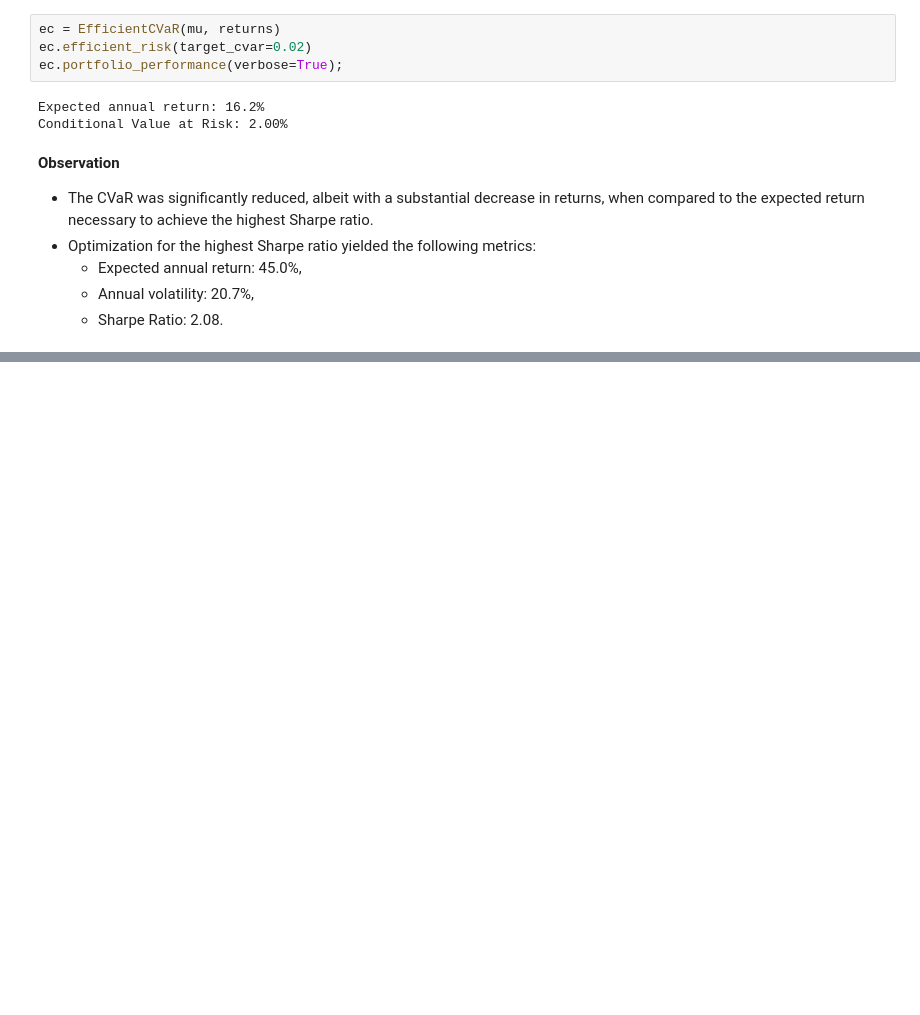
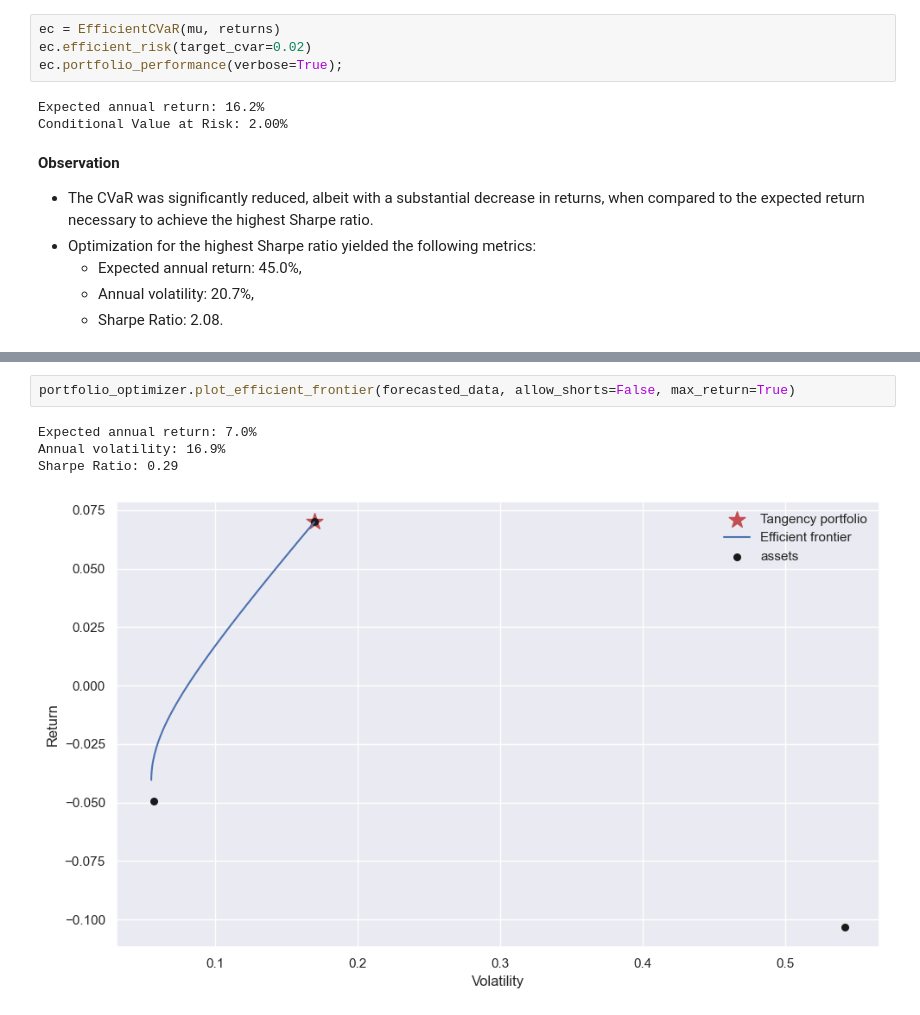
Before and after one commit to Yosef-ft/Portfolio-Management, a Jupyter notebook: notebooks/Financial_Analysis.ipynb, the cells around one changed output, grey strips where cells are left out. Cells and saved outputs as stored; diff of their text form; blank space fills up the shorter version.

```diff
--- a/notebooks/Financial_Analysis.ipynb
+++ b/notebooks/Financial_Analysis.ipynb
@@ -169,0 +194,7 @@ Conditional Value at Risk: 2.00%
+# %%
+portfolio_optimizer.plot_efficient_frontier(forecasted_data, allow_shorts=False, max_return=True)
+# %% [output]
+Expected annual return: 7.0%
+Annual volatility: 16.9%
+Sharpe Ratio: 0.29
+[figure, added]
```
Also changed, not shown: parts of 11 cells of this notebook.
